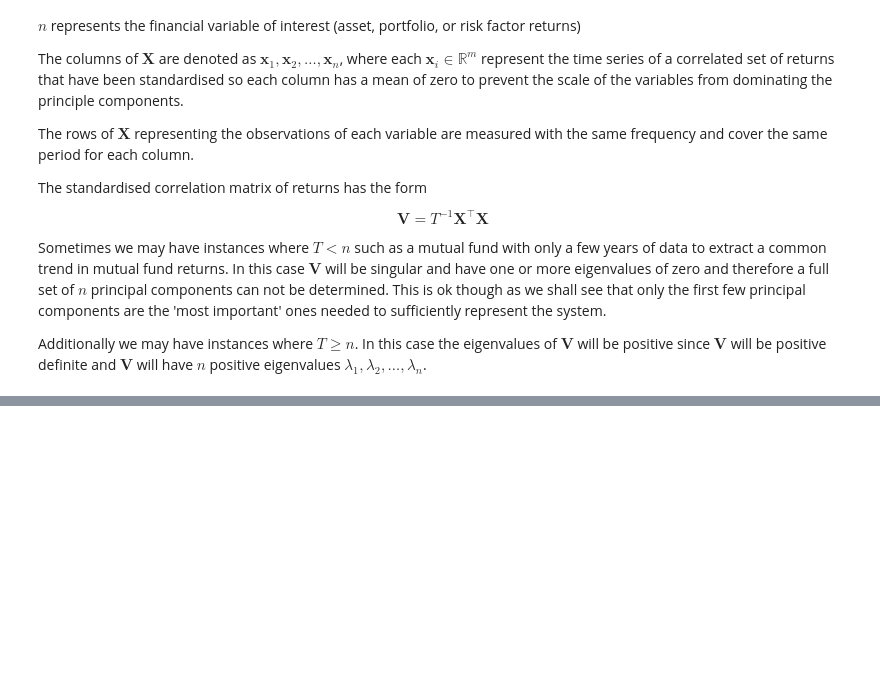
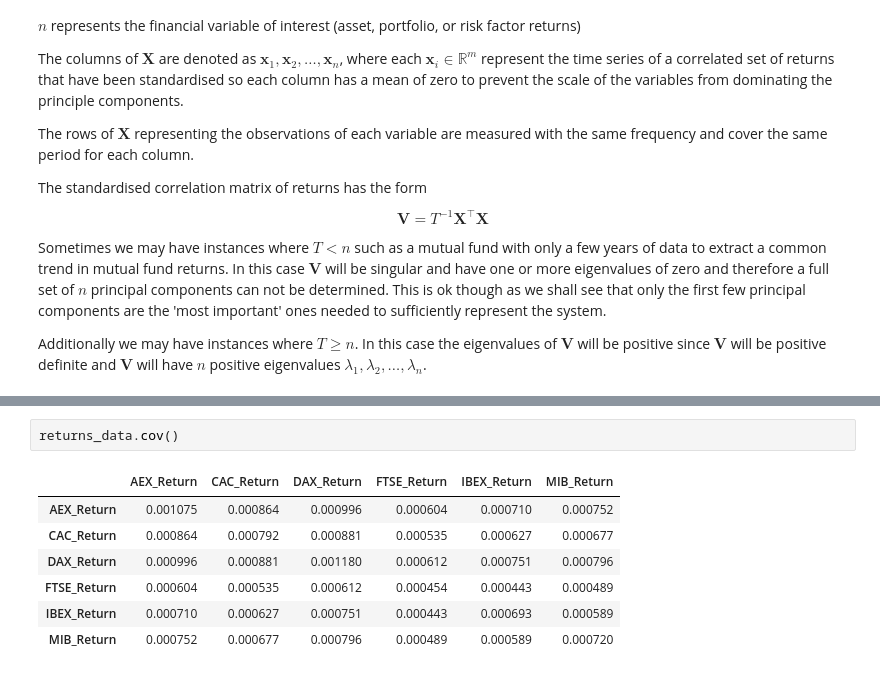
Before and after one commit to mickeyadd/my_risk_toolkit, a Jupyter notebook: Market Risk Analysis Notes/I. Quantitative Methods in Finance/Chapter 2 - Essential Linear Algebra for Finance/2.5 Principal Component Analysis.ipynb, the cells around one changed output, grey strips where cells are left out. Drawn from its saved outputs; the diff is of its cells as text; blank space fills up the shorter version.

```diff
--- a/Market Risk Analysis Notes/I. Quantitative Methods in Finance/Chapter 2 - Essential Linear Algebra for Finance/2.5 Principal Component Analysis.ipynb
+++ b/Market Risk Analysis Notes/I. Quantitative Methods in Finance/Chapter 2 - Essential Linear Algebra for Finance/2.5 Principal Component Analysis.ipynb
@@ -45,0 +251,10 @@ Additionally we may have instances where $T \geq n$. In this case the eigenvalue
+# %%
+returns_data.cov()
+# %% [output]
+|  | AEX_Return | CAC_Return | DAX_Return | FTSE_Return | IBEX_Return | MIB_Return |
+| AEX_Return | 0.001075 | 0.000864 | 0.000996 | 0.000604 | 0.000710 | 0.000752 |
+| CAC_Return | 0.000864 | 0.000792 | 0.000881 | 0.000535 | 0.000627 | 0.000677 |
+| DAX_Return | 0.000996 | 0.000881 | 0.001180 | 0.000612 | 0.000751 | 0.000796 |
+| FTSE_Return | 0.000604 | 0.000535 | 0.000612 | 0.000454 | 0.000443 | 0.000489 |
+| IBEX_Return | 0.000710 | 0.000627 | 0.000751 | 0.000443 | 0.000693 | 0.000589 |
+| MIB_Return | 0.000752 | 0.000677 | 0.000796 | 0.000489 | 0.000589 | 0.000720 |
```
Also changed, not shown: parts of 19 cells of this notebook, 13 other files.
